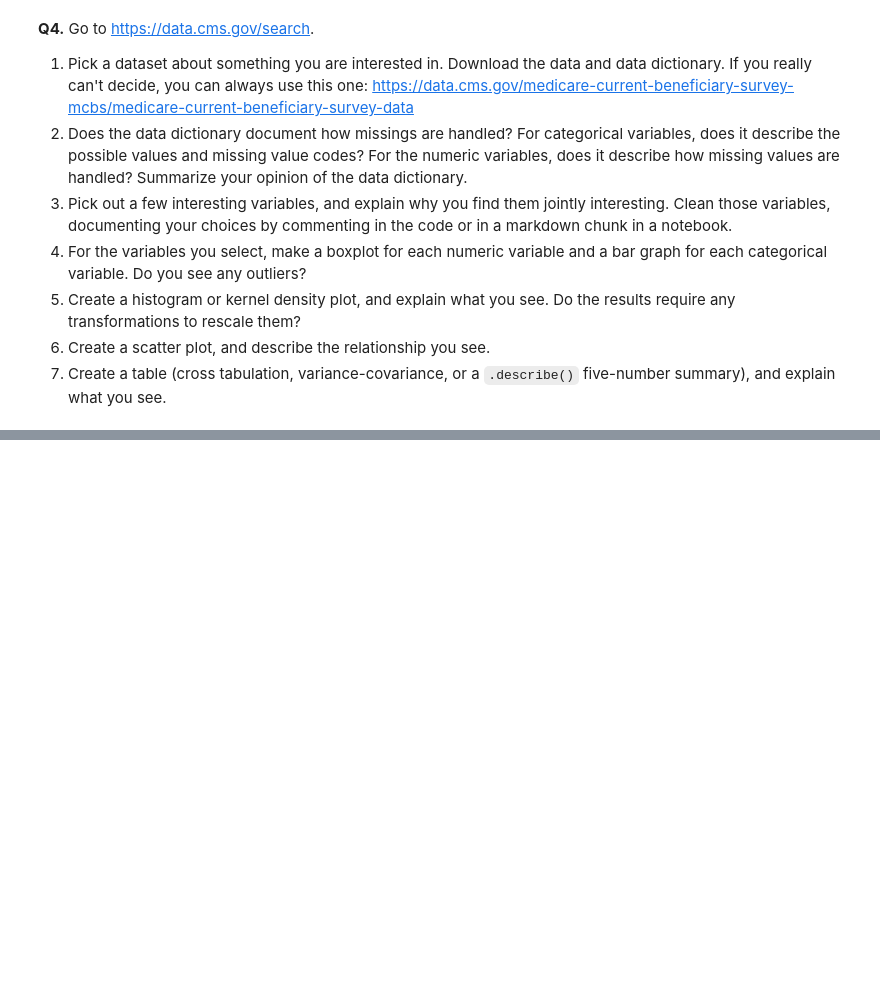
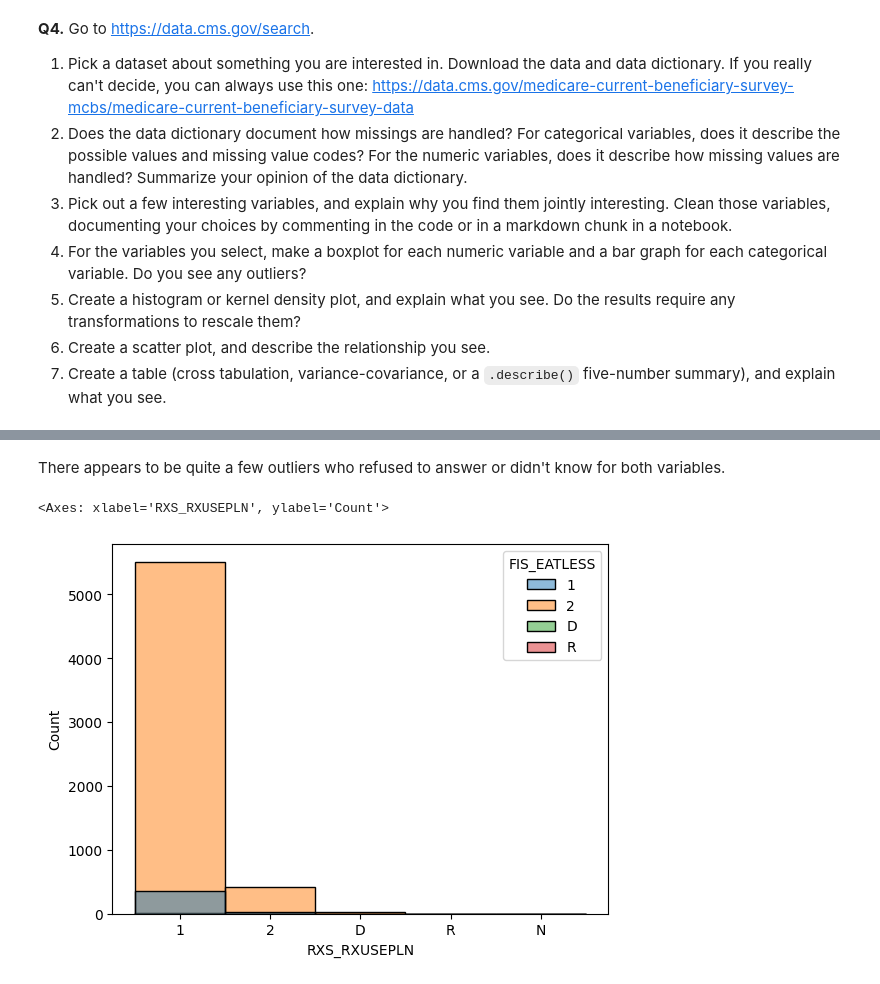
Before and after one commit to kieramurphy37/visualization, a Jupyter notebook: Murphy_Kiera_EDA/visualization_assignment.ipynb, the cells around one changed output, grey strips where cells are left out. Cells and saved outputs as stored; diff of their text form; code cells hidden in the pictures; blank space fills up the shorter version.

```diff
--- a/Murphy_Kiera_EDA/visualization_assignment.ipynb
+++ b/Murphy_Kiera_EDA/visualization_assignment.ipynb
@@ -236,0 +280,8 @@ For some context, the Federal government ultimately spent about $4.4 trillion in
+# %% [markdown]
+There appears to be quite a few outliers who refused to answer or didn't know for both variables.
+# %%
+#5
+sns.histplot(data=df,x='RXS_RXUSEPLN',hue='FIS_EATLESS')
+# %% [output]
+<Axes: xlabel='RXS_RXUSEPLN', ylabel='Count'>
+[figure, added]
```
Also changed, not shown: parts of 12 cells of this notebook.
